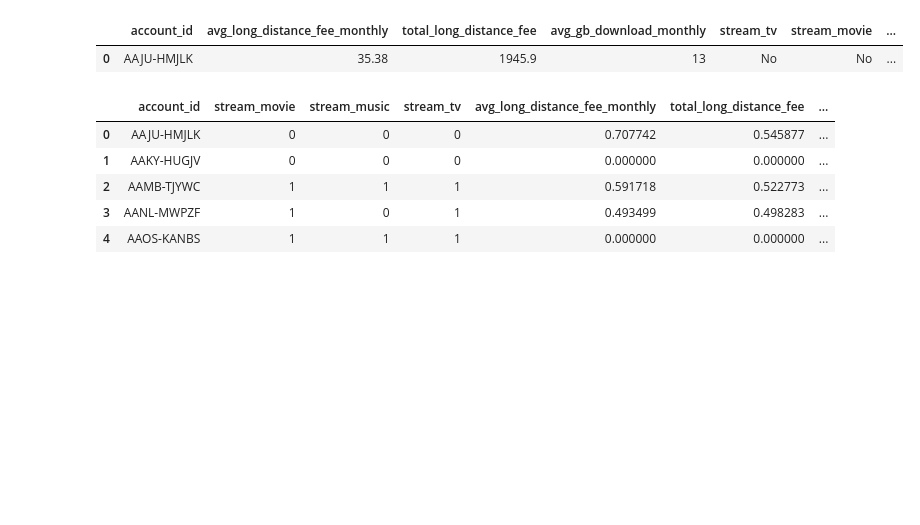
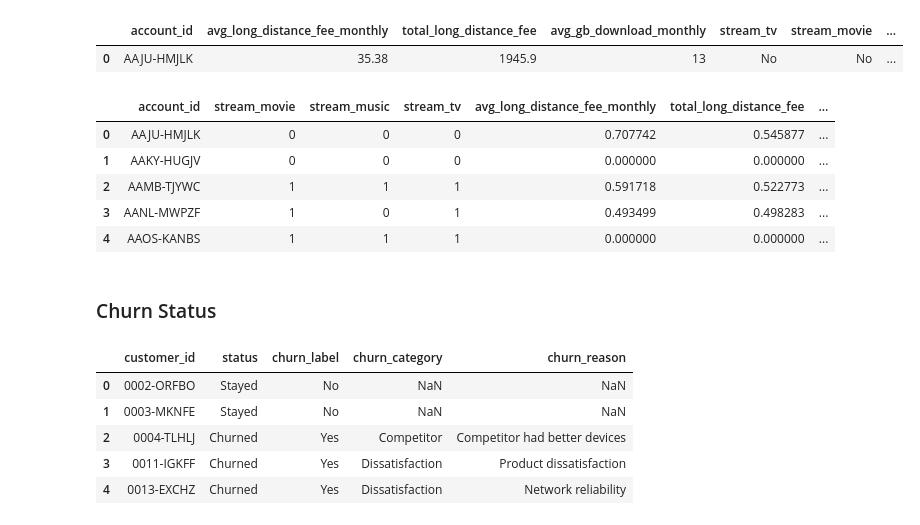
Before and after one commit to peek00/ml-churn-webapp, a Jupyter notebook: research/data_exploration.ipynb, the cells around one changed output. Drawn from its saved outputs; the diff is of its cells as text; code cells hidden in the pictures; blank space fills up the shorter version.

```diff
--- a/research/data_exploration.ipynb
+++ b/research/data_exploration.ipynb
@@ -207,3 +207,5 @@ parsed_acc_usage_df.head()
 | 2 | AAMB-TJYWC | 1 | 1 | 1 | 0.591718 | 0.522773 | ... |
 | 3 | AANL-MWPZF | 1 | 0 | 1 | 0.493499 | 0.498283 | ... |
 | 4 | AAOS-KANBS | 1 | 1 | 1 | 0.000000 | 0.000000 | ... |
+# %% [markdown]
+### Churn Status
@@ -209,0 +214,9 @@ parsed_acc_usage_df.head()
+# %%
+CHURN_STATUS_DF.head()
+# %% [output]
+|  | customer_id | status | churn_label | churn_category | churn_reason |
+| 0 | 0002-ORFBO | Stayed | No | NaN | NaN |
+| 1 | 0003-MKNFE | Stayed | No | NaN | NaN |
+| 2 | 0004-TLHLJ | Churned | Yes | Competitor | Competitor had better devices |
+| 3 | 0011-IGKFF | Churned | Yes | Dissatisfaction | Product dissatisfaction |
+| 4 | 0013-EXCHZ | Churned | Yes | Dissatisfaction | Network reliability |
```
Also changed, not shown: parts of 5 cells of this notebook.
